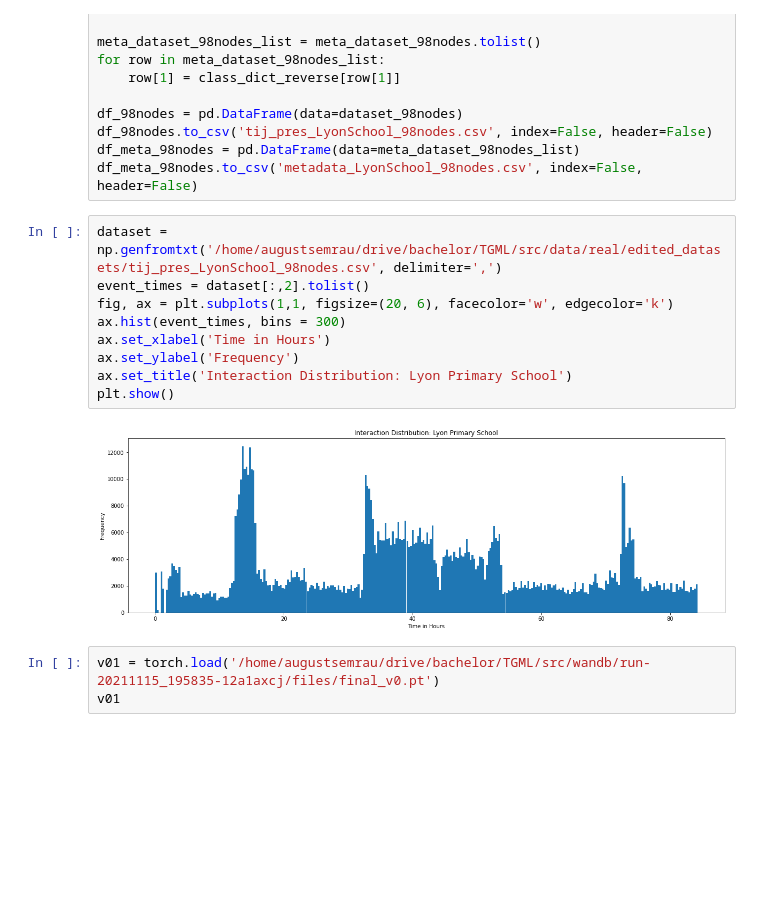
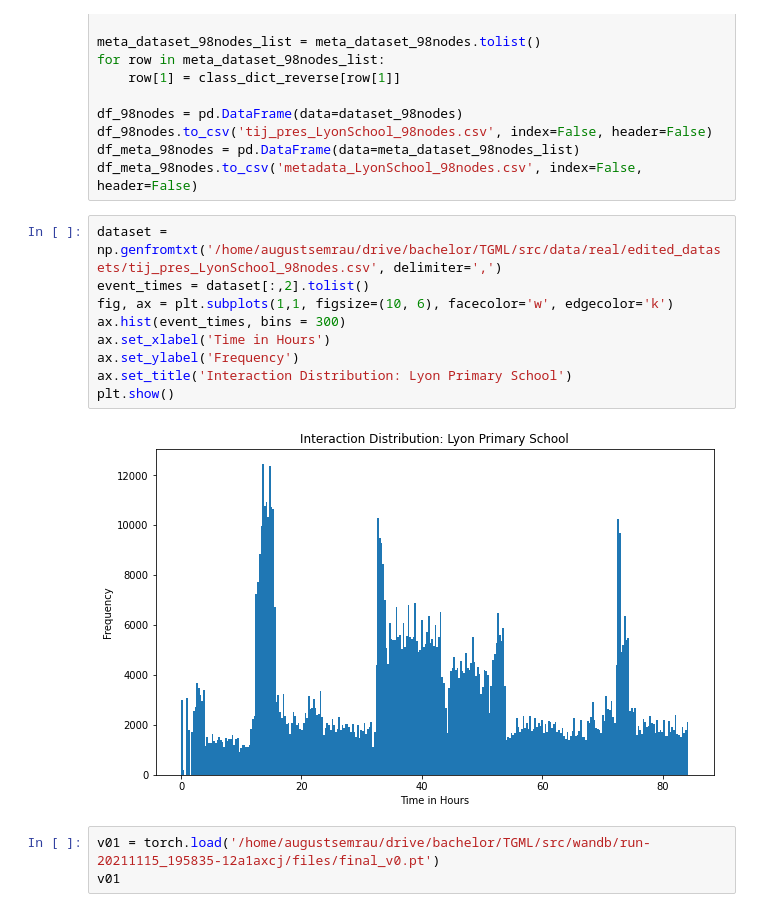
Before and after one commit to TGML-Bachelor-Project/TGML, a Jupyter notebook: src/data/real/modify_datasets.ipynb, the cells around one changed output. Saved outputs shown, nothing was run; the diff lists cells and outputs as text; blank space fills up the shorter version.

```diff
--- a/src/data/real/modify_datasets.ipynb
+++ b/src/data/real/modify_datasets.ipynb
@@ -218,14 +218,14 @@ df_meta_98nodes.to_csv('metadata_LyonSchool_98nodes.csv', index=False, header=Fa
 # %%
 dataset = np.genfromtxt('/home/augustsemrau/drive/bachelor/TGML/src/data/real/edited_datasets/tij_pres_LyonSchool_98nodes.csv', delimiter=',')
 event_times = dataset[:,2].tolist()
-fig, ax = plt.subplots(1,1, figsize=(20, 6), facecolor='w', edgecolor='k')
+fig, ax = plt.subplots(1,1, figsize=(10, 6), facecolor='w', edgecolor='k')
 ax.hist(event_times, bins = 300)
 ax.set_xlabel('Time in Hours')
 ax.set_ylabel('Frequency')
 ax.set_title('Interaction Distribution: Lyon Primary School')
 plt.show()
 # %% [output]
-[figure, old version]
+[figure, new version]
 # %%
 v01 = torch.load('/home/augustsemrau/drive/bachelor/TGML/src/wandb/run-20211115_195835-12a1axcj/files/final_v0.pt')
 v01
```
Also changed, not shown: 2 other files.
